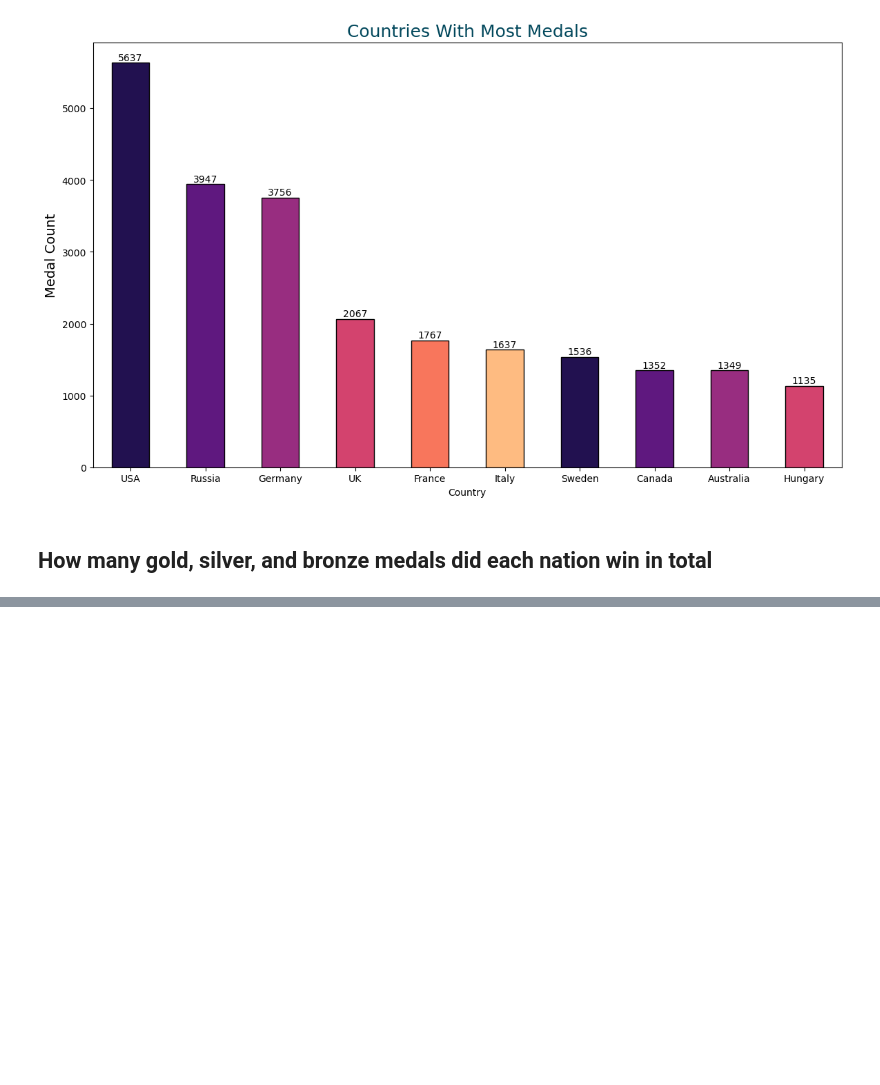
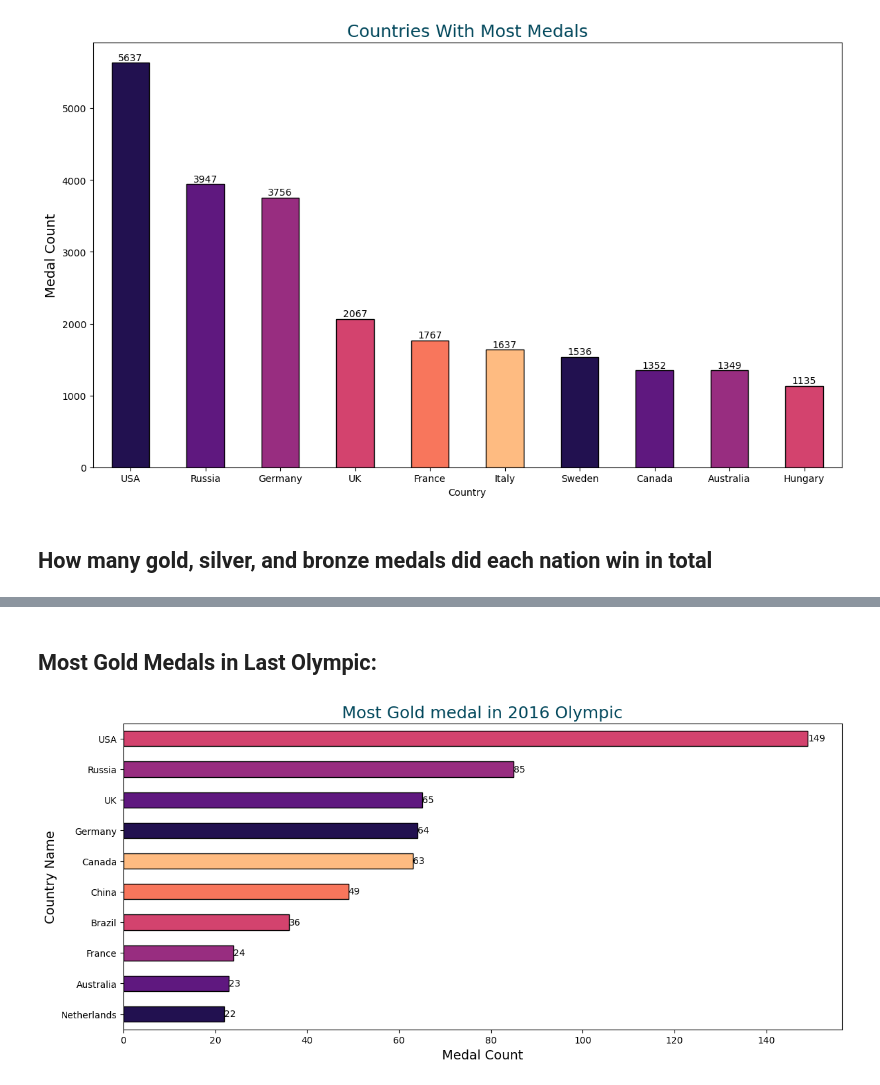
Before and after one commit to igooku/120-Years-of-Olympic-history-, a Jupyter notebook: 120 years of Olympic history analysis.ipynb, the cells around one changed output, grey strips where cells are left out. Cells and saved outputs as stored; diff of their text form; code cells hidden in the pictures; blank space fills up the shorter version.

```diff
--- a/120 years of Olympic history analysis.ipynb
+++ b/120 years of Olympic history analysis.ipynb
@@ -327,0 +328,16 @@ plt.show()
+# %% [markdown]
+## Most Gold Medals in Last Olympic:
+# %%
+gold_2016 = df_olympic.query('Year > 2012 and Medal == "Gold"').groupby('Country').size().sort_values(ascending= False).iloc[:10]
+gold_2016_sort = gold_2016.sort_values(ascending= True)
+
+colors = sns.color_palette("magma")
+ax = gold_2016_sort.plot(kind = 'barh', color = colors, edgecolor = 'black', rot = 0, figsize = [14,6])
+ax.bar_label(ax.containers[0], fontsize = 10)
+
+plt.title('Most Gold medal in 2016 Olympic', color = "#02485c", fontsize = 18)
+plt.ylabel('Country Name', fontsize  = 14)
+plt.xlabel('Medal Count', fontsize  = 14)
+plt.show()
+# %% [output]
+[figure, added]
```
Also changed, not shown: parts of 13 cells of this notebook.
